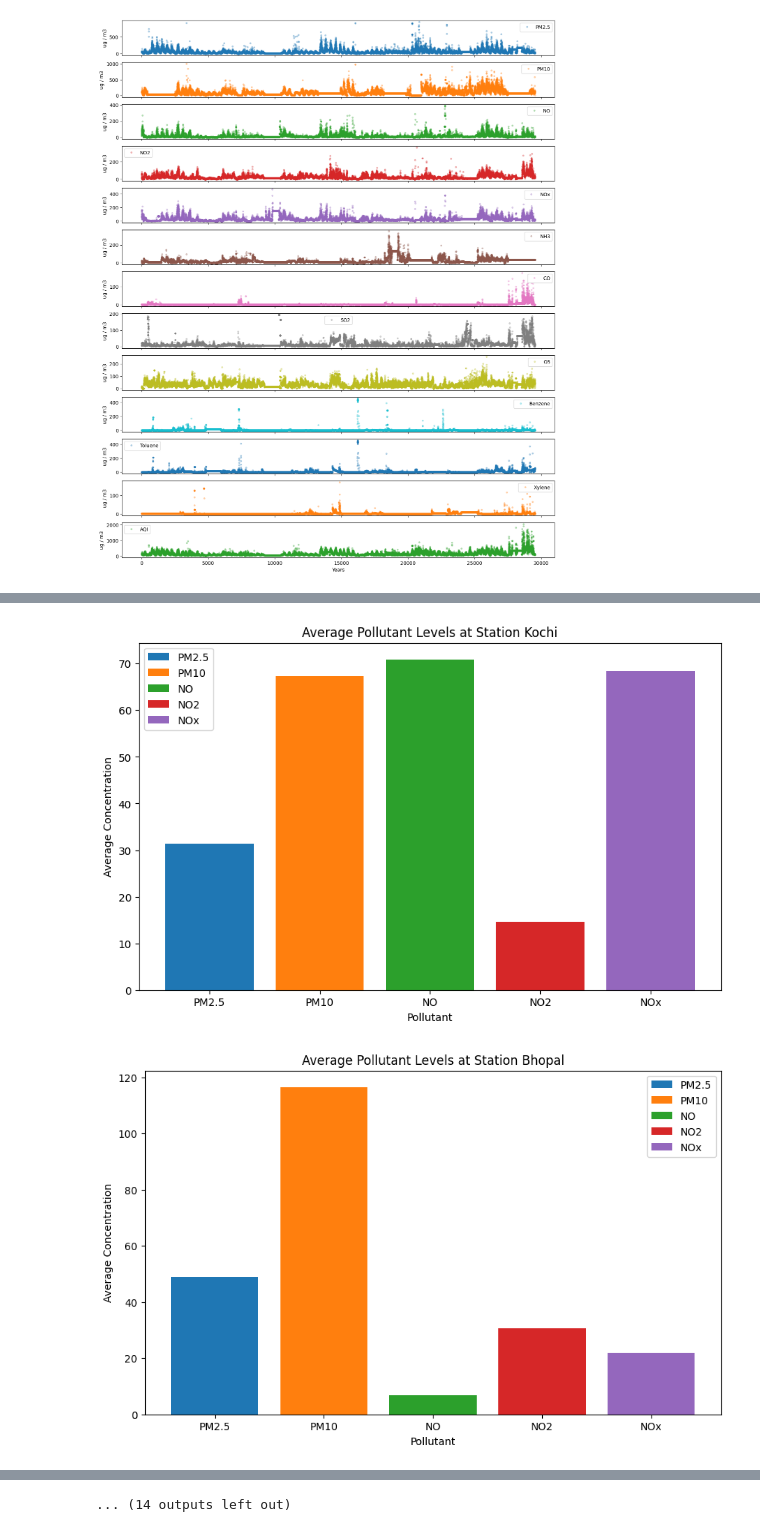
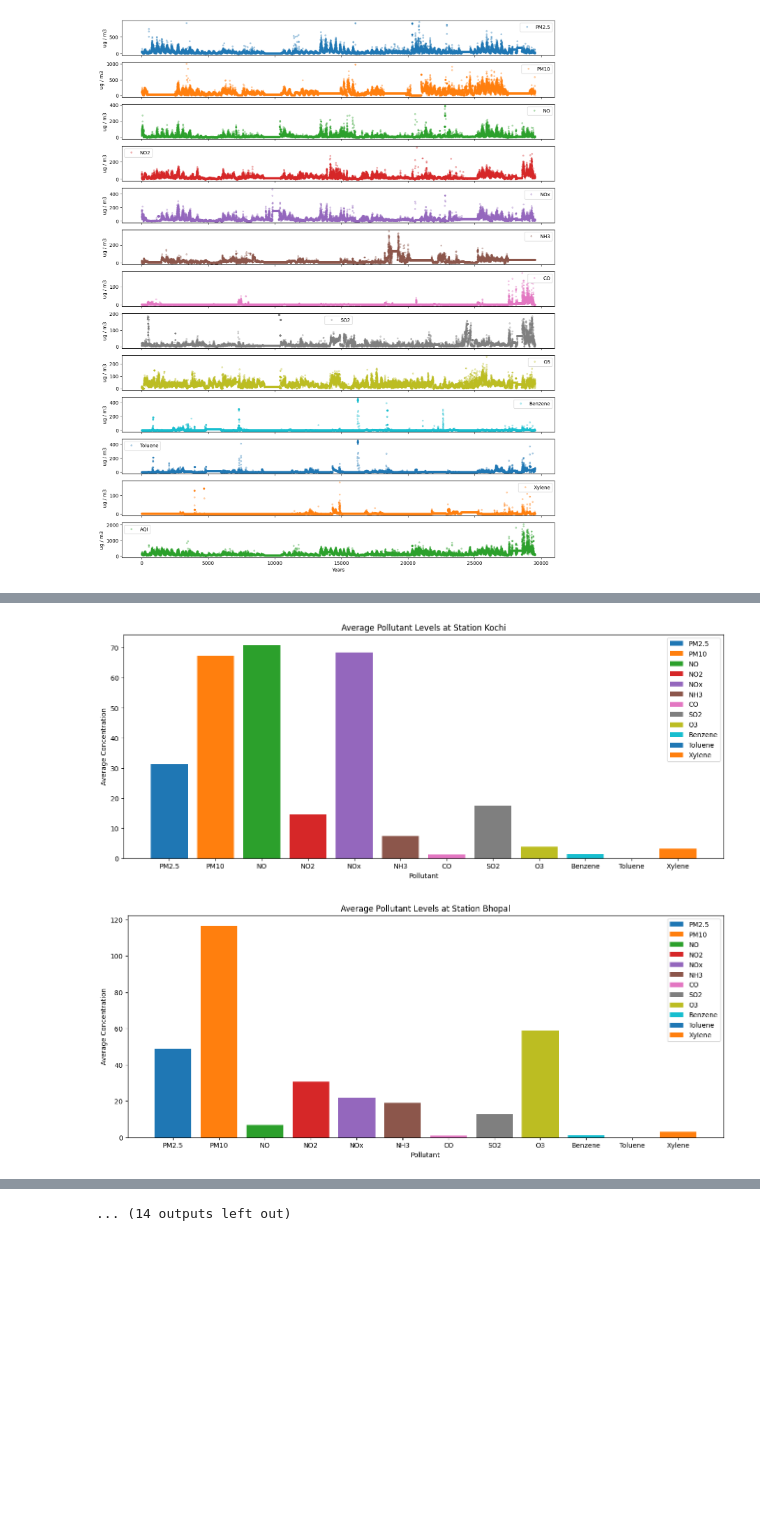
Before and after one commit to suryautharakumar/CMP7005_Programming_for_Data_Analysis, a Jupyter notebook: CMP7005_Programming_for_Data_Analysis_Final_Assessment.ipynb, the cells around one changed output, grey strips where cells are left out. Drawn from its saved outputs; the diff is of its cells as text; code cells hidden in the pictures; blank space fills up the shorter version.

```diff
--- a/CMP7005_Programming_for_Data_Analysis_Final_Assessment.ipynb
+++ b/CMP7005_Programming_for_Data_Analysis_Final_Assessment.ipynb
@@ -440,18 +436,18 @@ fig_station.show()
 [interactive output not drawn]
 # %%
 Cities = df['City'].unique()
-pollutants = ['PM2.5','PM10','NO','NO2','NOx']
+pollutants = ['PM2.5','PM10','NO','NO2','NOx','NH3','CO','SO2','O3','Benzene','Toluene','Xylene']
 
 for City in Cities:
     city_data = df[df['City'] == City]
-    plt.figure(figsize=(10, 6))
+    plt.figure(figsize=(16, 6))
     for pollutant in pollutants:
         plt.bar(pollutant, city_data[pollutant].mean(), label=pollutant)
     plt.title(f'Average Pollutant Levels at Station {City}')
     plt.xlabel('Pollutant')
     plt.ylabel('Average Concentration')
     plt.legend()
     plt.show()
 # %% [output]
-[figure, old version]
+[figure, new version]
-[figure, old version]
+[figure, new version]
```
Also changed, not shown: parts of 13 cells of this notebook.
